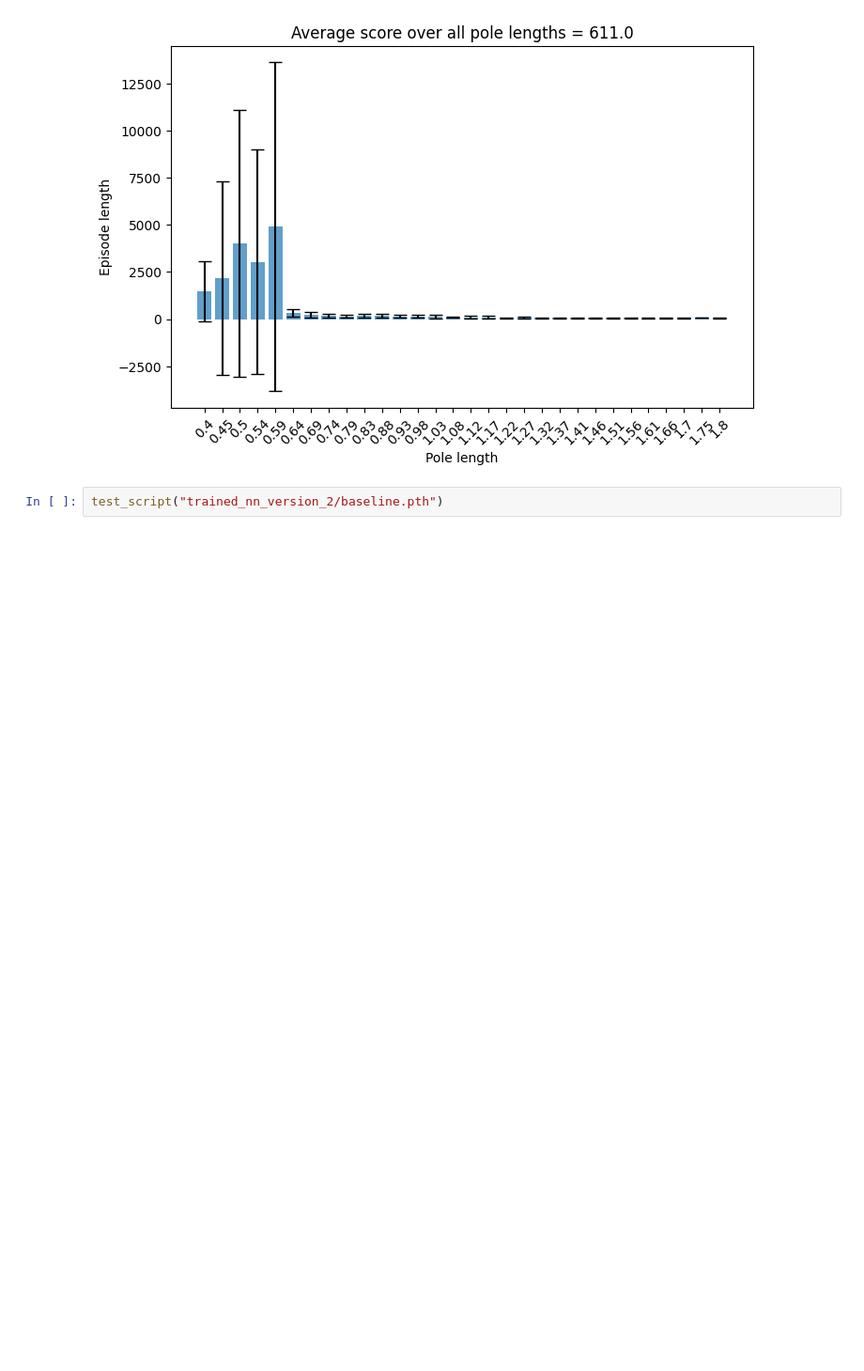
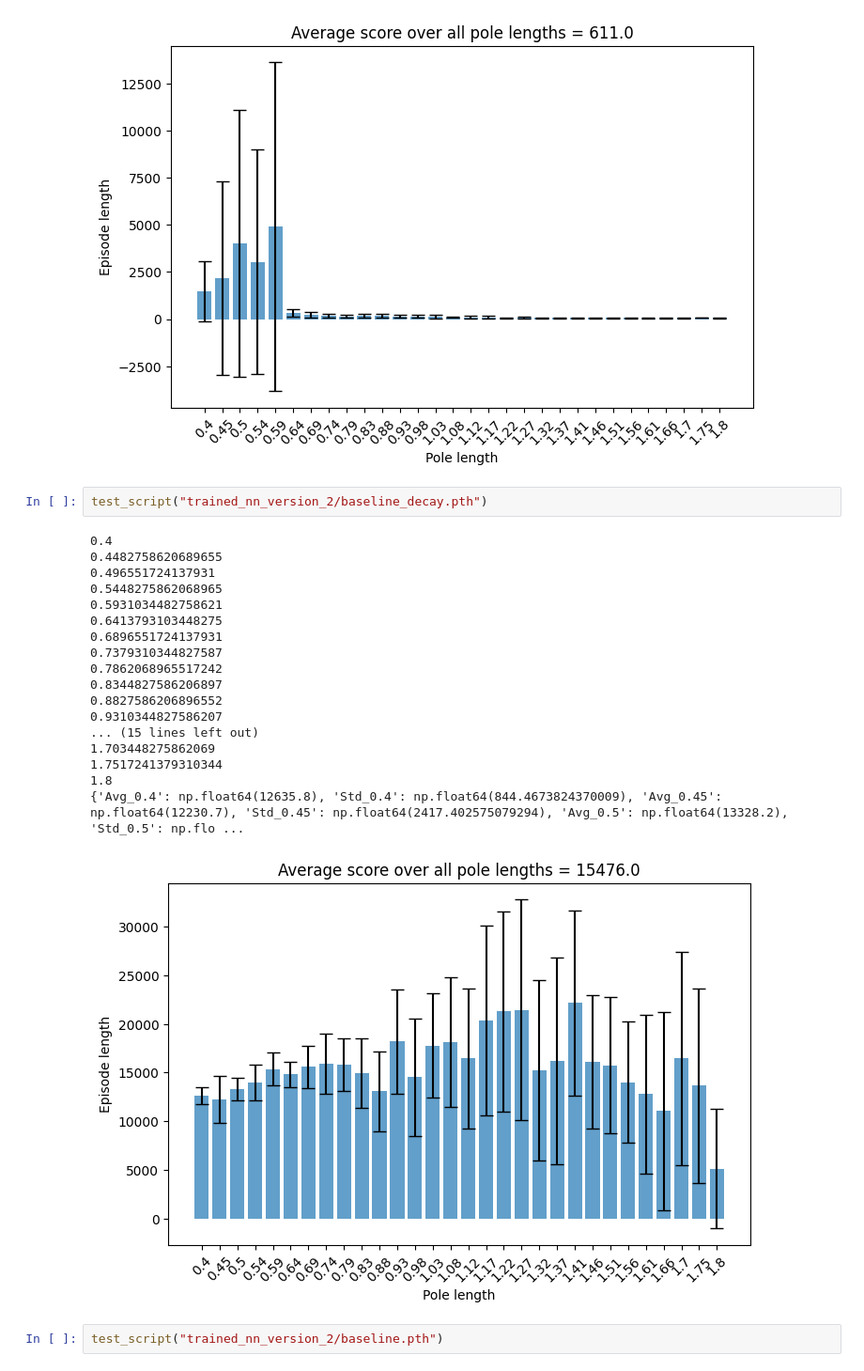
Before and after one commit to HippolyteLC/intro_rl_assignment_3, a Jupyter notebook: version_2_strategies_implementations.ipynb, the cells around one changed output. Shown at 94% size. Drawn from its saved outputs; the diff is of its cells as text; blank space fills up the shorter version.

```diff
--- a/version_2_strategies_implementations.ipynb
+++ b/version_2_strategies_implementations.ipynb
@@ -1584,6 +1633,27 @@ test_script("trained_nn_version_2/acl_strategy.pth")
 1.8
 {'Avg_0.4': np.float64(1482.6), 'Std_0.4': np.float64(1602.3641408868334), 'Avg_0.45': np.float64(2177.3), 'Std_0.45': np.float64(5139.361576110403), 'Avg_0.5': np.float64(4020.6), 'Std_0.5': np.float ...
 [figure]
+# %%
+test_script("trained_nn_version_2/baseline_decay.pth")
+# %% [output]
+0.4
+0.4482758620689655
+0.496551724137931
+0.5448275862068965
+0.5931034482758621
+0.6413793103448275
+0.6896551724137931
+0.7379310344827587
+0.7862068965517242
+0.8344827586206897
+0.8827586206896552
+0.9310344827586207
+... (15 lines left out)
+1.703448275862069
+1.7517241379310344
+1.8
+{'Avg_0.4': np.float64(12635.8), 'Std_0.4': np.float64(844.4673824370009), 'Avg_0.45': np.float64(12230.7), 'Std_0.45': np.float64(2417.402575079294), 'Avg_0.5': np.float64(13328.2), 'Std_0.5': np.flo ...
+[figure, added]
 # %%
 test_script("trained_nn_version_2/baseline.pth")
 # %% [output]
```
Also changed, not shown: parts of 14 cells of this notebook, 29 other files.
